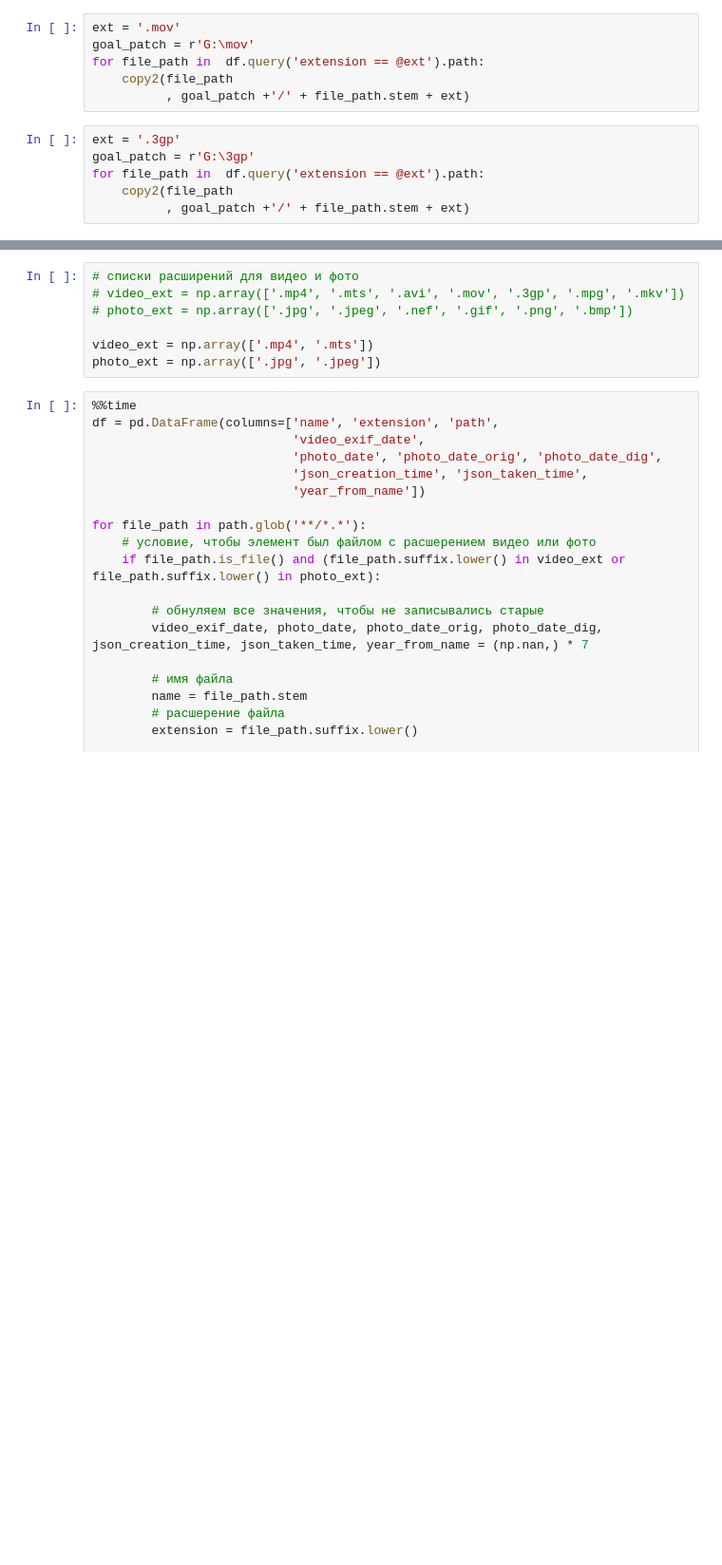
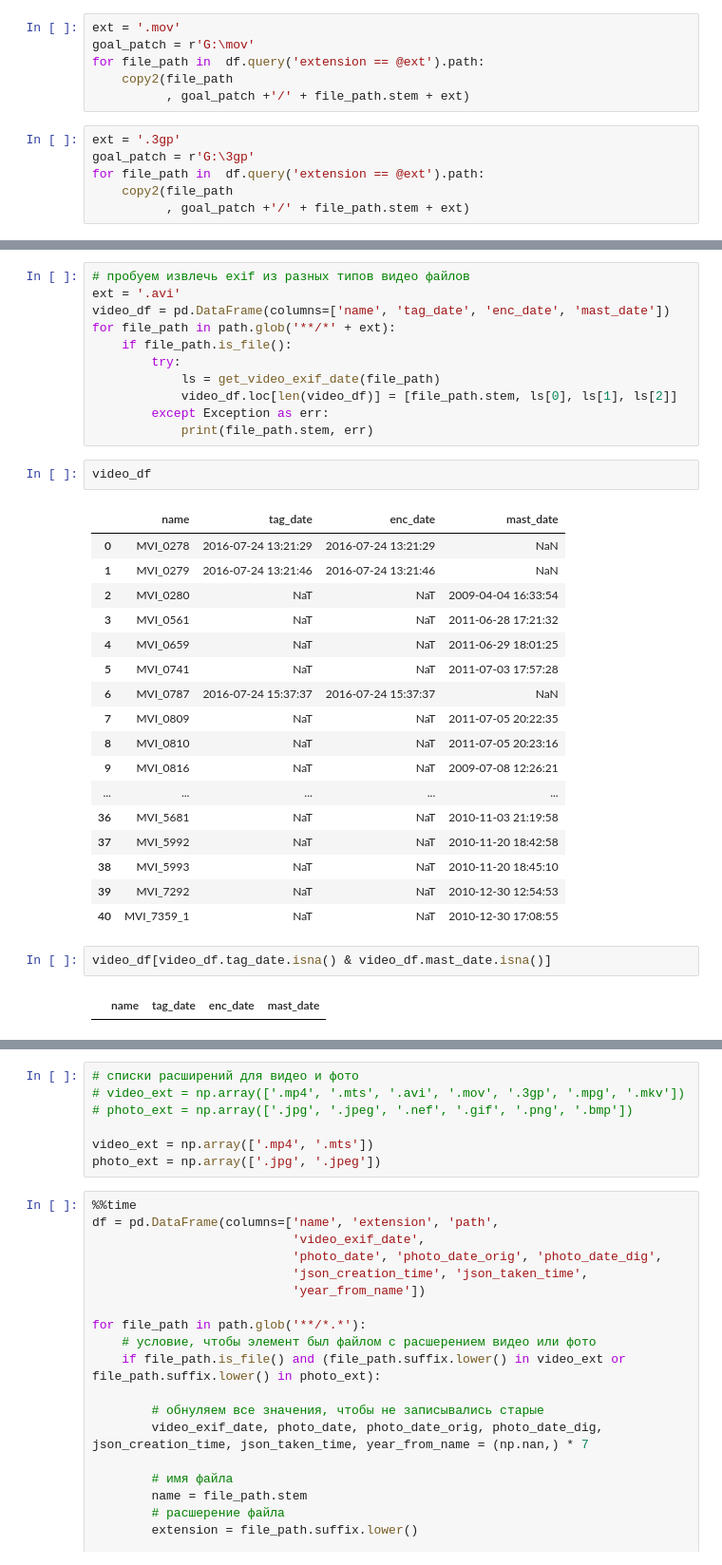
Before and after one commit to IgorAgarkov/change_file_creation_time, a Jupyter notebook: analysis.ipynb, the cells around one changed output, grey strips where cells are left out. Shown at 95% size. Saved outputs shown, nothing was run; the diff lists cells and outputs as text; blank space fills up the shorter version.

```diff
--- a/analysis.ipynb
+++ b/analysis.ipynb
@@ -196,0 +328,35 @@ for file_path in  df.query('extension == @ext').path:
+# %%
+# пробуем извлечь exif из разных типов видео файлов
+ext = '.avi'
+video_df = pd.DataFrame(columns=['name', 'tag_date', 'enc_date', 'mast_date'])
+for file_path in path.glob('**/*' + ext):
+    if file_path.is_file():
+        try:
+            ls = get_video_exif_date(file_path)
+            video_df.loc[len(video_df)] = [file_path.stem, ls[0], ls[1], ls[2]]
+        except Exception as err:
+            print(file_path.stem, err)
+# %%
+video_df
+# %% [output]
+|  | name | tag_date | enc_date | mast_date |
+| 0 | MVI_0278 | 2016-07-24 13:21:29 | 2016-07-24 13:21:29 | NaN |
+| 1 | MVI_0279 | 2016-07-24 13:21:46 | 2016-07-24 13:21:46 | NaN |
+| 2 | MVI_0280 | NaT | NaT | 2009-04-04 16:33:54 |
+| 3 | MVI_0561 | NaT | NaT | 2011-06-28 17:21:32 |
+| 4 | MVI_0659 | NaT | NaT | 2011-06-29 18:01:25 |
+| 5 | MVI_0741 | NaT | NaT | 2011-07-03 17:57:28 |
+| 6 | MVI_0787 | 2016-07-24 15:37:37 | 2016-07-24 15:37:37 | NaN |
+| 7 | MVI_0809 | NaT | NaT | 2011-07-05 20:22:35 |
+| 8 | MVI_0810 | NaT | NaT | 2011-07-05 20:23:16 |
+| 9 | MVI_0816 | NaT | NaT | 2009-07-08 12:26:21 |
+| ... | ... | ... | ... | ... |
+| 36 | MVI_5681 | NaT | NaT | 2010-11-03 21:19:58 |
+| 37 | MVI_5992 | NaT | NaT | 2010-11-20 18:42:58 |
+| 38 | MVI_5993 | NaT | NaT | 2010-11-20 18:45:10 |
+| 39 | MVI_7292 | NaT | NaT | 2010-12-30 12:54:53 |
+| 40 | MVI_7359_1 | NaT | NaT | 2010-12-30 17:08:55 |
+# %%
+video_df[video_df.tag_date.isna() & video_df.mast_date.isna()]
+# %% [output]
+|  | name | tag_date | enc_date | mast_date |
```
Also changed, not shown: parts of 13 cells of this notebook.
